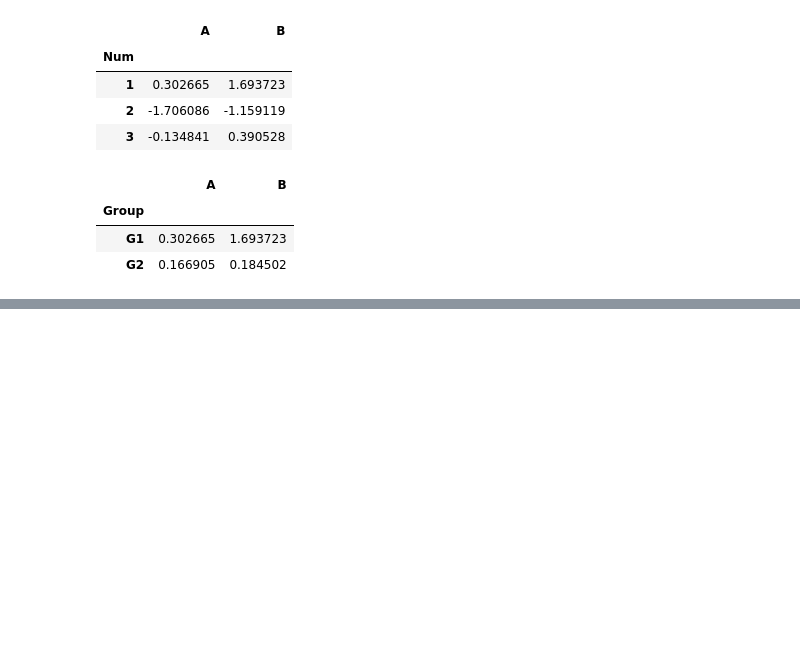
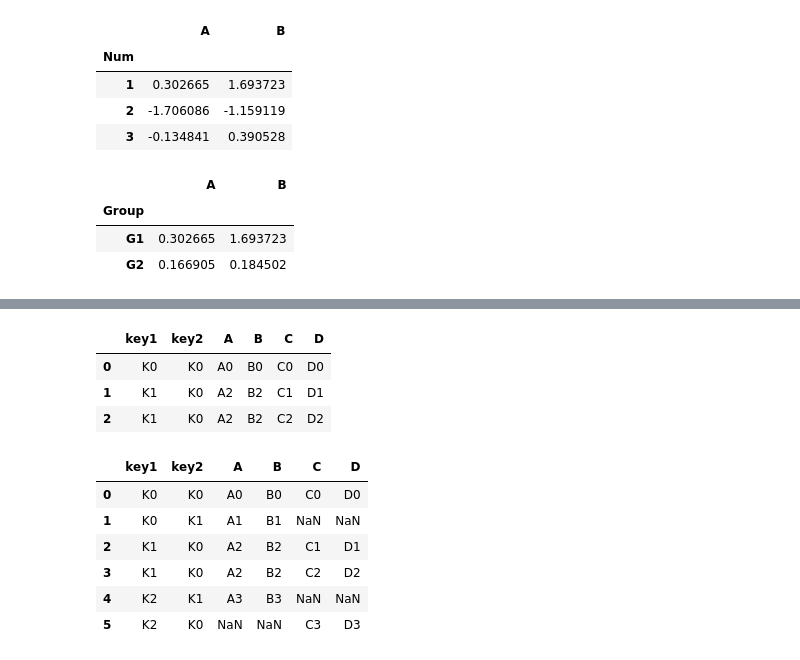
Before and after one commit to HermanTeng19/pydsml, a Jupyter notebook: pandas.ipynb, the cells around one changed output, grey strips where cells are left out. Saved outputs shown, nothing was run; the diff lists cells and outputs as text; code cells hidden in the pictures; blank space fills up the shorter version.

```diff
--- a/pandas.ipynb
+++ b/pandas.ipynb
@@ -546,0 +821,10 @@ df.xs(1,level='Num')
+# %%
+left = pd.DataFrame({'key1': ['K0', 'K0', 'K1', 'K2'],
+                     'key2': ['K0', 'K1', 'K0', 'K1'],
+                        'A': ['A0', 'A1', 'A2', 'A3'],
+                        'B': ['B0', 'B1', 'B2', 'B3']})
+
+right = pd.DataFrame({'key1': ['K0', 'K1', 'K1', 'K2'],
+                               'key2': ['K0', 'K0', 'K0', 'K0'],
+                                  'C': ['C0', 'C1', 'C2', 'C3'],
+                                  'D': ['D0', 'D1', 'D2', 'D3']})
@@ -546,0 +847,17 @@ df.xs(1,level='Num')
+# %%
+pd.merge(left,right,on=['key1','key2'])
+# %% [output]
+|  | key1 | key2 | A | B | C | D |
+| 0 | K0 | K0 | A0 | B0 | C0 | D0 |
+| 1 | K1 | K0 | A2 | B2 | C1 | D1 |
+| 2 | K1 | K0 | A2 | B2 | C2 | D2 |
+# %%
+pd.merge(left,right,how='outer',on=['key1','key2'])
+# %% [output]
+|  | key1 | key2 | A | B | C | D |
+| 0 | K0 | K0 | A0 | B0 | C0 | D0 |
+| 1 | K0 | K1 | A1 | B1 | NaN | NaN |
+| 2 | K1 | K0 | A2 | B2 | C1 | D1 |
+| 3 | K1 | K0 | A2 | B2 | C2 | D2 |
+| 4 | K2 | K1 | A3 | B3 | NaN | NaN |
+| 5 | K2 | K0 | NaN | NaN | C3 | D3 |
```
Also changed, not shown: parts of 53 cells of this notebook.
